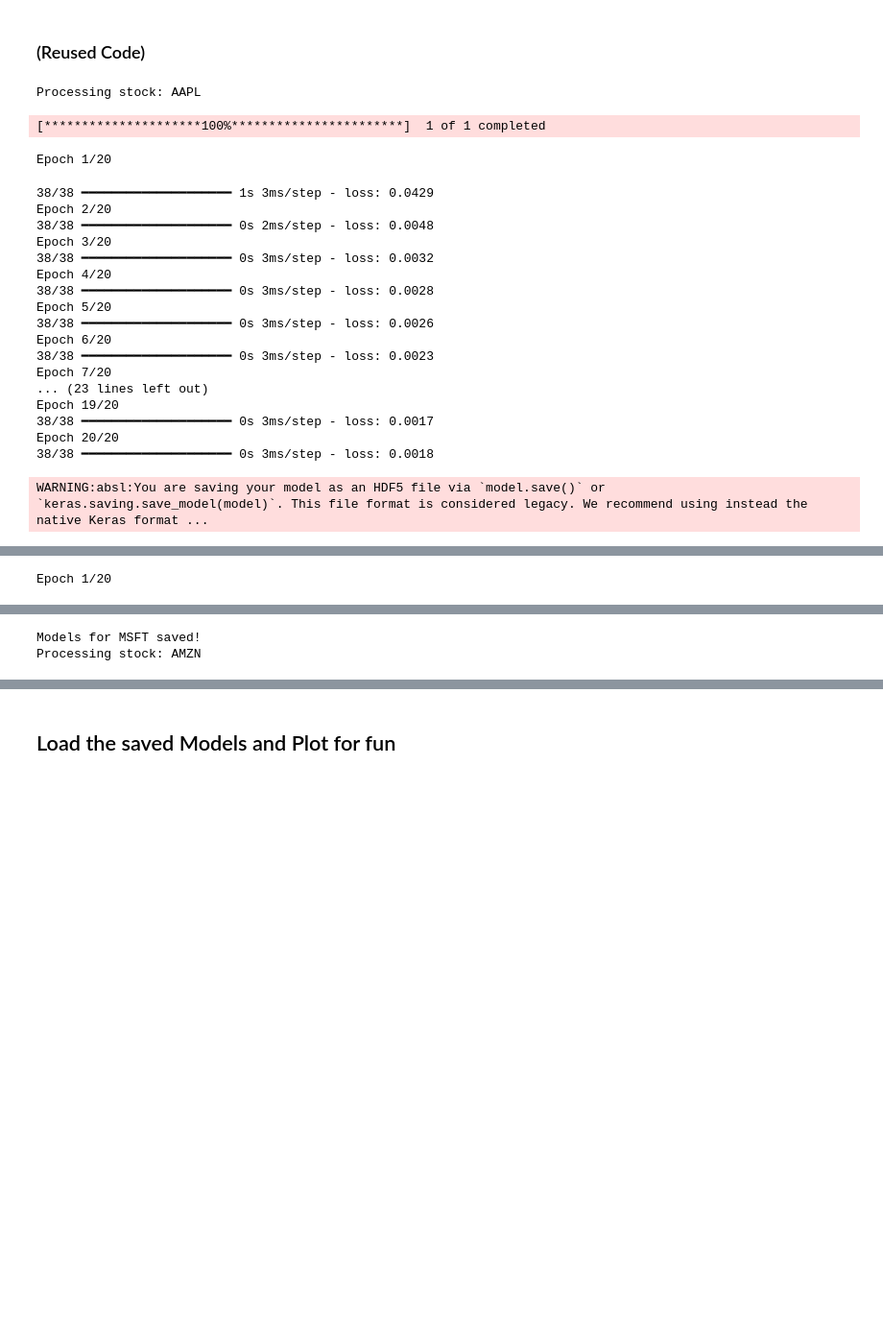
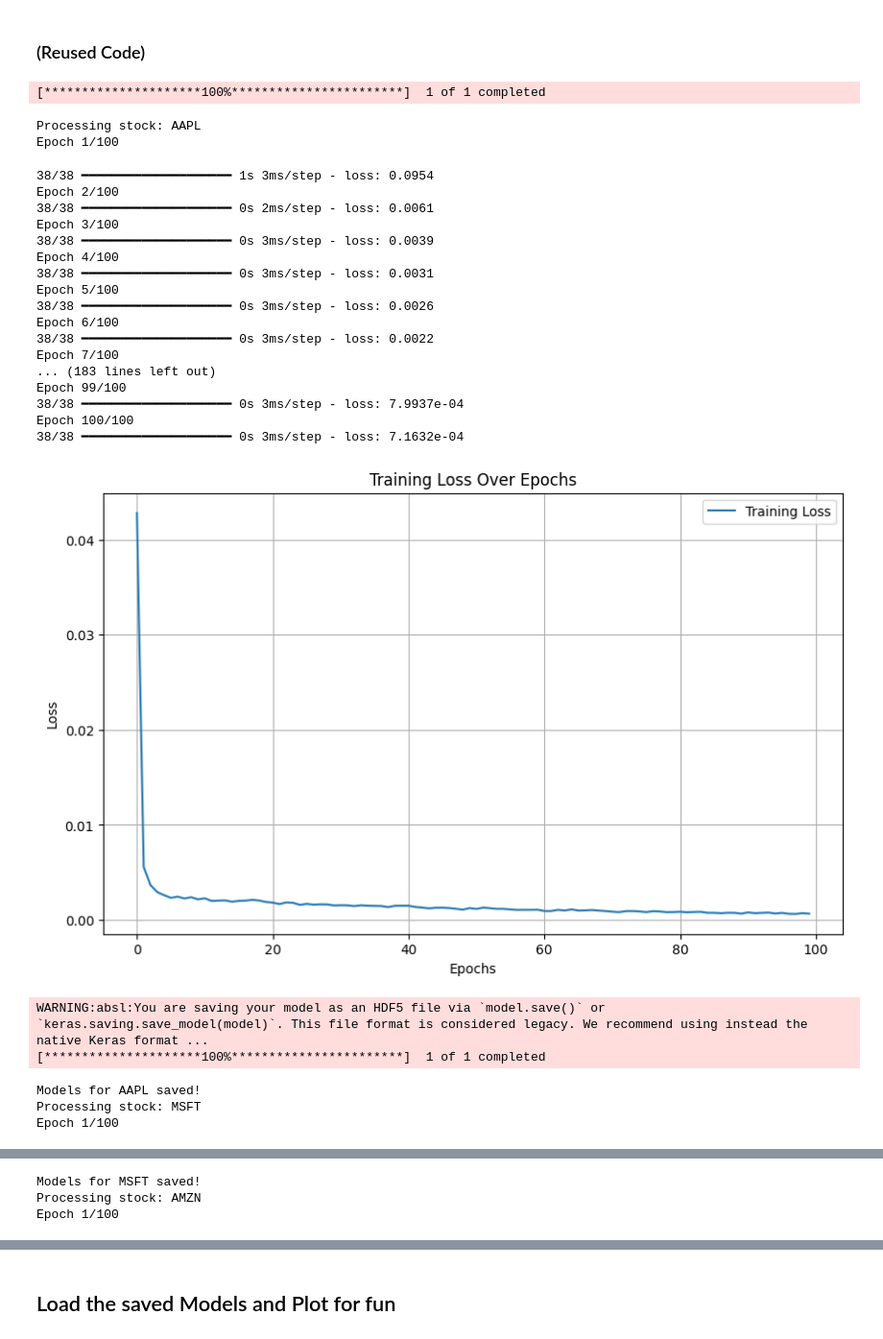
Before and after one commit to nhowley72/ML-Projects, a Jupyter notebook: stock_project/auto_retrain.ipynb, the cells around one changed output, grey strips where cells are left out. Shown at 96% size. Drawn from its saved outputs; the diff is of its cells as text; code cells hidden in the pictures; blank space fills up the shorter version.

Commit message:
More Epochs and Loss Plots. Use of Early Stopping

```diff
--- a/stock_project/auto_retrain.ipynb
+++ b/stock_project/auto_retrain.ipynb
@@ -51,19 +53,34 @@ def prepare_lstm_data(data, look_back=30):
     return np.array(X), np.array(y)
 
 # Train LSTM model
-def train_lstm(X_train, y_train, units=50, dropout_rate=0.2, epochs=20):
+def train_lstm(X_train, y_train, units=50, dropout_rate=0.2, epochs=100, patience= 5):
     model = Sequential([
         LSTM(units, input_shape=(X_train.shape[1], X_train.shape[2])),
         Dropout(dropout_rate),
         Dense(1)
     ])
+
     model.compile(optimizer="adam", loss="mean_squared_error")
-    model.fit(X_train, y_train, epochs=epochs, batch_size=32, verbose=1)
+    early_stopping = EarlyStopping(monitor='loss', patience=patience, restore_best_weights=True)
+
+
+    history = model.fit(X_train, y_train, epochs=epochs, batch_size=32, verbose=1)
+
+    # Plot training loss
+    plt.figure(figsize=(10, 6))
+    plt.plot(history.history['loss'], label='Training Loss')
+    plt.xlabel('Epochs')
+    plt.ylabel('Loss')
+    plt.title('Training Loss Over Epochs')
+    plt.legend()
+    plt.grid(True)
+    plt.show()
+
     return model
 
 # Train XGBoost model
 def train_xgboost(X_train, y_train):
-    model = XGBRegressor(n_estimators=100, max_depth=5, learning_rate=0.1)
+    model = XGBRegressor(n_estimators=100, max_depth=10, learning_rate=0.1)
     model.fit(X_train, y_train)
     return model
 
@@ -72,51 +89,62 @@ for stock in magnificent_7:
     print(f"Processing stock: {stock}")
     # Fetch data
     stock_data = fetch_stock_data(stock)
     close_prices = stock_data["Close"].values.reshape(-1, 1)
+
+    # Prepare data
+    look_back = 30
+    X, y = prepare_lstm_data(close_prices, look_back)
+    X_train, y_train = X[:-30], y[:-30]
+    X_test, y_test = X[-30:], y[-30:]
 
     # Scale data
     scaler = MinMaxScaler()
     scaled_data = scaler.fit_transform(close_prices)
 
     # Prepare data
     look_back = 30
     X, y = prepare_lstm_data(scaled_data, look_back)
     X_train, y_train = X[:-30], y[:-30]
     X_test, y_test = X[-30:], y[-30:]
 
     # Train LSTM
     X_train_lstm = X_train.reshape(X_train.shape[0], X_train.shape[1], 1)
     X_test_lstm = X_test.reshape(X_test.shape[0], X_test.shape[1], 1)
     lstm_model = train_lstm(X_train_lstm, y_train)
 
     # Train XGBoost
     xgb_model = train_xgboost(X_train.reshape(X_train.shape[0], -1), y_train)
 
     # Save models and scaler
     lstm_model.save(f"models/{stock}_lstm.h5")
     joblib.dump(xgb_model, f"models/{stock}_xgb.pkl")
     joblib.dump(scaler, f"models/{stock}_scaler.pkl")
 
     print(f"Models for {stock} saved!")
 # %% [output]
-Processing stock: AAPL
+[*********************100%***********************]  1 of 1 completed
-[*********************100%***********************]  1 of 1 completed
+Processing stock: AAPL
+Epoch 1/100
-Epoch 1/20
+38/38 ━━━━━━━━━━━━━━━━━━━━ 1s 3ms/step - loss: 0.0954
+Epoch 2/100
+38/38 ━━━━━━━━━━━━━━━━━━━━ 0s 2ms/step - loss: 0.0061
+Epoch 3/100
+38/38 ━━━━━━━━━━━━━━━━━━━━ 0s 3ms/step - loss: 0.0039
+Epoch 4/100
+38/38 ━━━━━━━━━━━━━━━━━━━━ 0s 3ms/step - loss: 0.0031
+Epoch 5/100
+38/38 ━━━━━━━━━━━━━━━━━━━━ 0s 3ms/step - loss: 0.0026
+Epoch 6/100
+38/38 ━━━━━━━━━━━━━━━━━━━━ 0s 3ms/step - loss: 0.0022
+Epoch 7/100
+... (183 lines left out)
+Epoch 99/100
+38/38 ━━━━━━━━━━━━━━━━━━━━ 0s 3ms/step - loss: 7.9937e-04
+Epoch 100/100
+38/38 ━━━━━━━━━━━━━━━━━━━━ 0s 3ms/step - loss: 7.1632e-04
+[figure, added]
-38/38 ━━━━━━━━━━━━━━━━━━━━ 1s 3ms/step - loss: 0.0429
-Epoch 2/20
-38/38 ━━━━━━━━━━━━━━━━━━━━ 0s 2ms/step - loss: 0.0048
-Epoch 3/20
-38/38 ━━━━━━━━━━━━━━━━━━━━ 0s 3ms/step - loss: 0.0032
-Epoch 4/20
-38/38 ━━━━━━━━━━━━━━━━━━━━ 0s 3ms/step - loss: 0.0028
-Epoch 5/20
-38/38 ━━━━━━━━━━━━━━━━━━━━ 0s 3ms/step - loss: 0.0026
-Epoch 6/20
-38/38 ━━━━━━━━━━━━━━━━━━━━ 0s 3ms/step - loss: 0.0023
-Epoch 7/20
-... (23 lines left out)
-Epoch 19/20
-38/38 ━━━━━━━━━━━━━━━━━━━━ 0s 3ms/step - loss: 0.0017
-Epoch 20/20
-38/38 ━━━━━━━━━━━━━━━━━━━━ 0s 3ms/step - loss: 0.0018
+WARNING:absl:You are saving your model as an HDF5 file via `model.save()` or `keras.saving.save_model(model)`. This file format is considered legacy. We recommend using instead the native Keras format ...
+[*********************100%***********************]  1 of 1 completed
-WARNING:absl:You are saving your model as an HDF5 file via `model.save()` or `keras.saving.save_model(model)`. This file format is considered legacy. We recommend using instead the native Keras format ...
+Models for AAPL saved!
+Processing stock: MSFT
+Epoch 1/100
@@ -125,2 +170,4 @@ Processing stock: MSFT
 [*********************100%***********************]  1 of 1 completed
-Epoch 1/20
+Models for MSFT saved!
+Processing stock: AMZN
+Epoch 1/100
@@ -145,2 +192,0 @@ WARNING:absl:You are saving your model as an HDF5 file via `model.save()` or `ke
-Models for MSFT saved!
-Processing stock: AMZN
```
Also changed, not shown: parts of 3 cells of this notebook, 21 other files.
